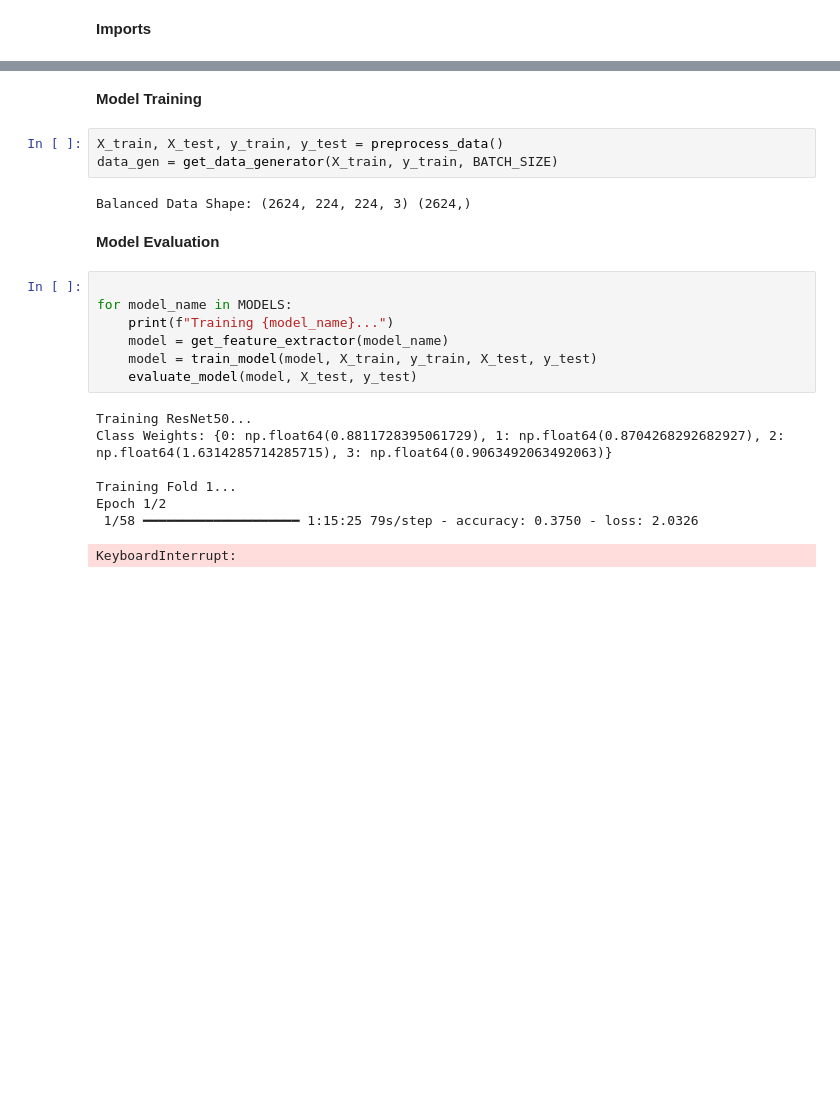
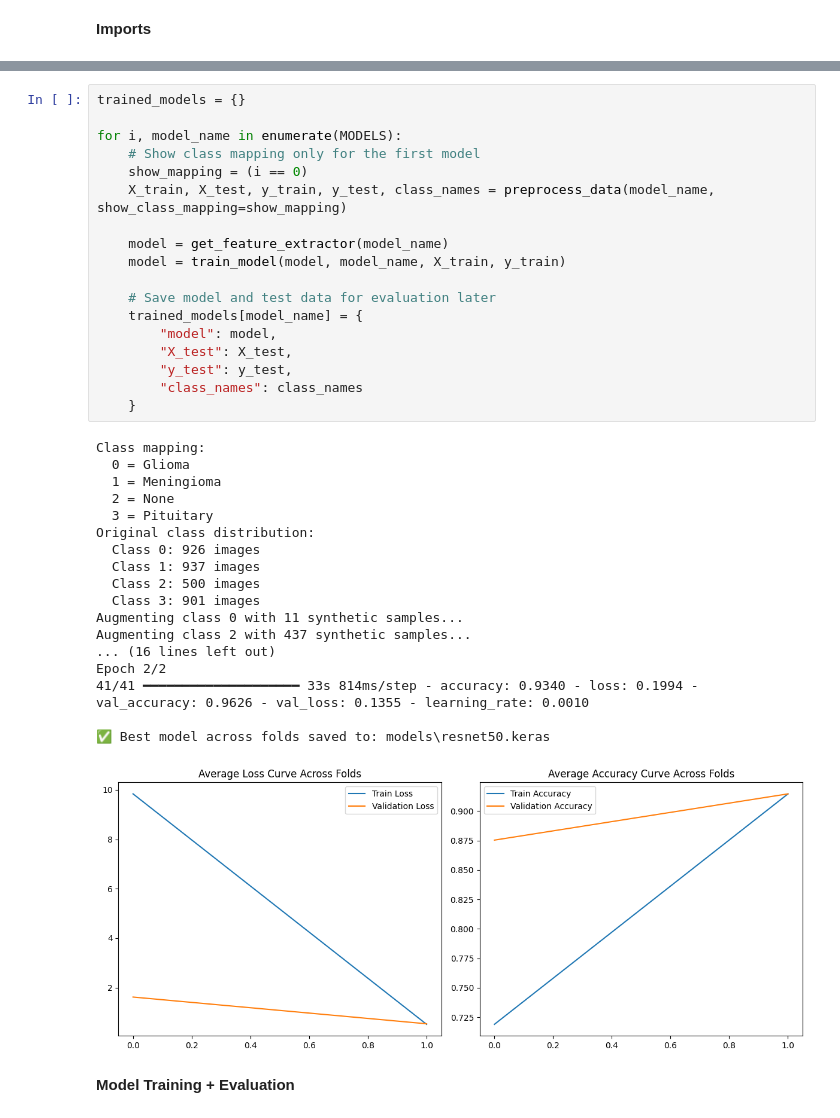
Before and after one commit to CrooBrys/NeuroScanAI, a Jupyter notebook: training/brain_tumor_classification.ipynb, the cells around one changed output, grey strips where cells are left out. Saved outputs shown, nothing was run; the diff lists cells and outputs as text; blank space fills up the shorter version.

```diff
--- a/training/brain_tumor_classification.ipynb
+++ b/training/brain_tumor_classification.ipynb
@@ -14,27 +14,42 @@ warnings.filterwarnings("ignore", category=UserWarning)
 # %% [output]
 The autoreload extension is already loaded. To reload it, use:
   %reload_ext autoreload
+# %%
+trained_models = {}
+
+for i, model_name in enumerate(MODELS):
+    # Show class mapping only for the first model
+    show_mapping = (i == 0)
+    X_train, X_test, y_train, y_test, class_names = preprocess_data(model_name, show_class_mapping=show_mapping)
+
+    model = get_feature_extractor(model_name)
+    model = train_model(model, model_name, X_train, y_train)
+
+    # Save model and test data for evaluation later
+    trained_models[model_name] = {
+        "model": model,
+        "X_test": X_test,
+        "y_test": y_test,
+        "class_names": class_names
+    }
+# %% [output]
+Class mapping:
+  0 = Glioma
+  1 = Meningioma
+  2 = None
+  3 = Pituitary
+Original class distribution:
+  Class 0: 926 images
+  Class 1: 937 images
+  Class 2: 500 images
+  Class 3: 901 images
+Augmenting class 0 with 11 synthetic samples...
+Augmenting class 2 with 437 synthetic samples...
+... (16 lines left out)
+Epoch 2/2
+41/41 ━━━━━━━━━━━━━━━━━━━━ 33s 814ms/step - accuracy: 0.9340 - loss: 0.1994 - val_accuracy: 0.9626 - val_loss: 0.1355 - learning_rate: 0.0010
+
+✅ Best model across folds saved to: models\resnet50.keras
+[figure, added]
 # %% [markdown]
-**Model Training**
+**Model Training + Evaluation**
-# %%
-X_train, X_test, y_train, y_test = preprocess_data()
-data_gen = get_data_generator(X_train, y_train, BATCH_SIZE)
-# %% [output]
-Balanced Data Shape: (2624, 224, 224, 3) (2624,)
-# %% [markdown]
-**Model Evaluation**
-# %%
-
-for model_name in MODELS:
-    print(f"Training {model_name}...")
-    model = get_feature_extractor(model_name)
-    model = train_model(model, X_train, y_train, X_test, y_test)
-    evaluate_model(model, X_test, y_test)
-# %% [output]
-Training ResNet50...
-Class Weights: {0: np.float64(0.8811728395061729), 1: np.float64(0.8704268292682927), 2: np.float64(1.6314285714285715), 3: np.float64(0.9063492063492063)}
-
-Training Fold 1...
-Epoch 1/2
- 1/58 ━━━━━━━━━━━━━━━━━━━━ 1:15:25 79s/step - accuracy: 0.3750 - loss: 2.0326
-KeyboardInterrupt:
```
Also changed, not shown: parts of 2 cells of this notebook, 6 other files.
